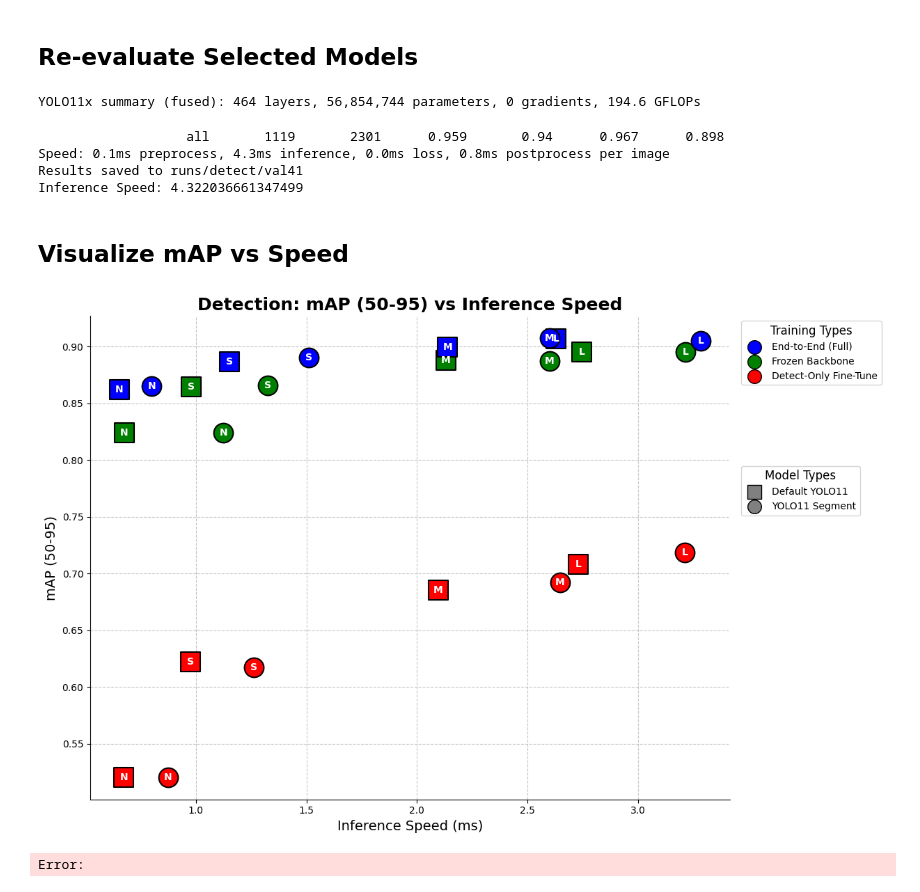
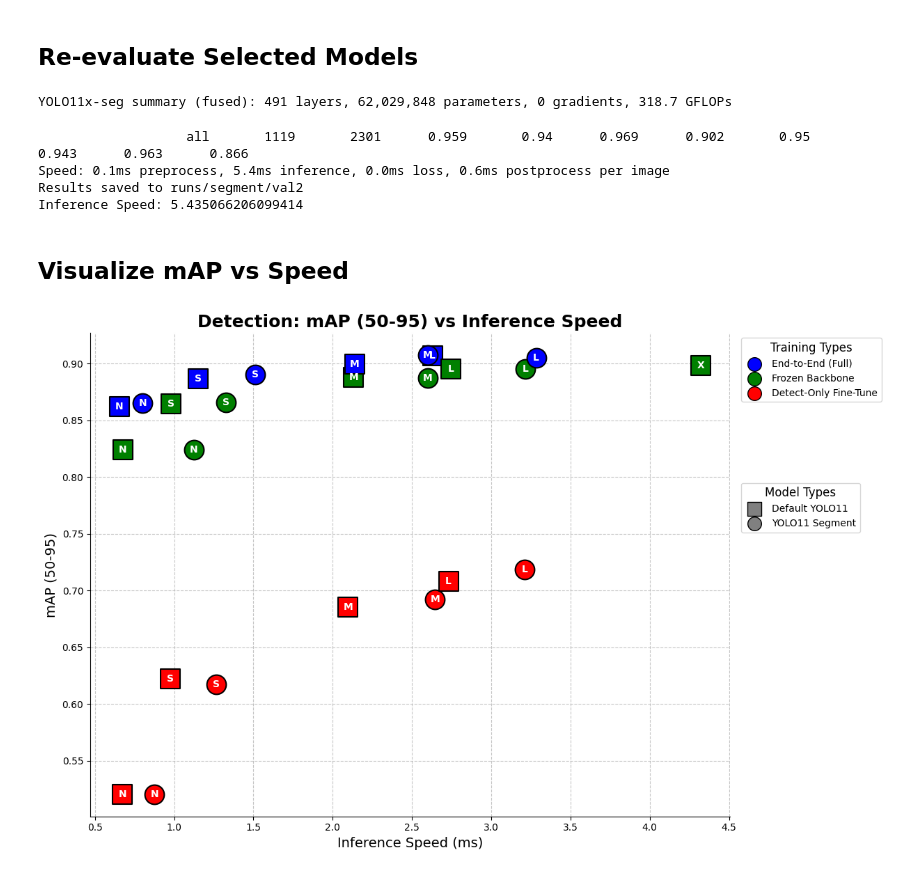
Before and after one commit to cayasryan/Grocery-Detect-Segment, a Jupyter notebook: 03 validation.ipynb, the cells around one changed output. Saved outputs shown, nothing was run; the diff lists cells and outputs as text; code cells hidden in the pictures.

```diff
--- a/03 validation.ipynb
+++ b/03 validation.ipynb
@@ -315,16 +295,16 @@ with open("metrics/segment_metrics.json", "w") as f:
 # %%
 from ultralytics import YOLO
 
-model = YOLO("best_weights/yolo11x-freeze-backbone.pt", task="segment")
+model = YOLO("best_weights/yolo11x-seg-freeze-backbone.pt", task="segment")
 metrics_new = model.val(device=device, verbose=False)
 
 print("Inference Speed:", metrics_new.speed['inference'])
 # %% [output]
-YOLO11x summary (fused): 464 layers, 56,854,744 parameters, 0 gradients, 194.6 GFLOPs
+YOLO11x-seg summary (fused): 491 layers, 62,029,848 parameters, 0 gradients, 318.7 GFLOPs
-                   all       1119       2301      0.959       0.94      0.967      0.898
-Speed: 0.1ms preprocess, 4.3ms inference, 0.0ms loss, 0.8ms postprocess per image
-Results saved to runs/detect/val41
-Inference Speed: 4.322036661347499
+                   all       1119       2301      0.959       0.94      0.969      0.902       0.95      0.943      0.963      0.866
+Speed: 0.1ms preprocess, 5.4ms inference, 0.0ms loss, 0.6ms postprocess per image
+Results saved to runs/segment/val2
+Inference Speed: 5.435066206099414
 # %% [markdown]
 ## Visualize mAP vs Speed
 # %%
@@ -350,8 +330,8 @@ import pandas as pd
 # Extract data into a list of dictionaries
 data = []
 for model_name, metrics in detect_metrics.items():
-    if "YOLO11x" in model_name:
-        continue
+    # if "YOLO11x" in model_name:
+    #     continue
     data.append({
         "Model": model_name,
         "mAP (50-95)": metrics["mAP (50-95)"],
@@ -374,6 +354,7 @@ model_size_map = {
     "yolo11s": "S",
     "yolo11m": "M",
     "yolo11l": "L",
+    "yolo11x": "X"
 }
 
 # Extract model size, training type, and model type (default vs segmentation) into separate columns
@@ -444,35 +425,34 @@ legend1 = plt.legend(
     bbox_to_anchor=(1.01, 1)  # Position outside the plot, to the right
 )
 plt.gca().add_artist(legend1)  # Add the first legend manually
 
 # Add a separate legend for model types
 legend2_handles = [
     plt.scatter([], [], color="gray", s=200, marker="s", label="Default YOLO11", edgecolor="black"),
     plt.scatter([], [], color="gray", s=200, marker="o", label="YOLO11 Segment", edgecolor="black")
 ]
 plt.legend(
     handles=legend2_handles, title="Model Types", fontsize=10, title_fontsize=12, loc="upper left",
     bbox_to_anchor=(1.01, 0.7)  # Position outside the plot, below the first legend
 )
 
 # Add labels, title, and grid
 plt.title("Detection: mAP (50-95) vs Inference Speed", fontsize=18, weight="bold")
 plt.xlabel("Inference Speed (ms)", fontsize=14)
 plt.ylabel("mAP (50-95)", fontsize=14)
 plt.grid(axis="both", linestyle="--", alpha=0.7)
 
 # Clean up spines for aesthetics
 sns.despine()
 
 # Adjust layout to prevent clipping of the legends
 plt.subplots_adjust(right=0.8)  # Adjust the right side of the plot to make space for legends
 
 # Show the plot
 plt.tight_layout()
 plt.show()
 # %% [output]
-[figure, old version]
+[figure, new version]
-Error:
 # %%
 # Sort the DataFrame by mAP and inference speed for better readability
 df_sorted = df.sort_values(by=["mAP (50-95)", "Inference Speed"], ascending=[False, True])
```
Also changed, not shown: parts of 5 cells of this notebook, 5 other files.
